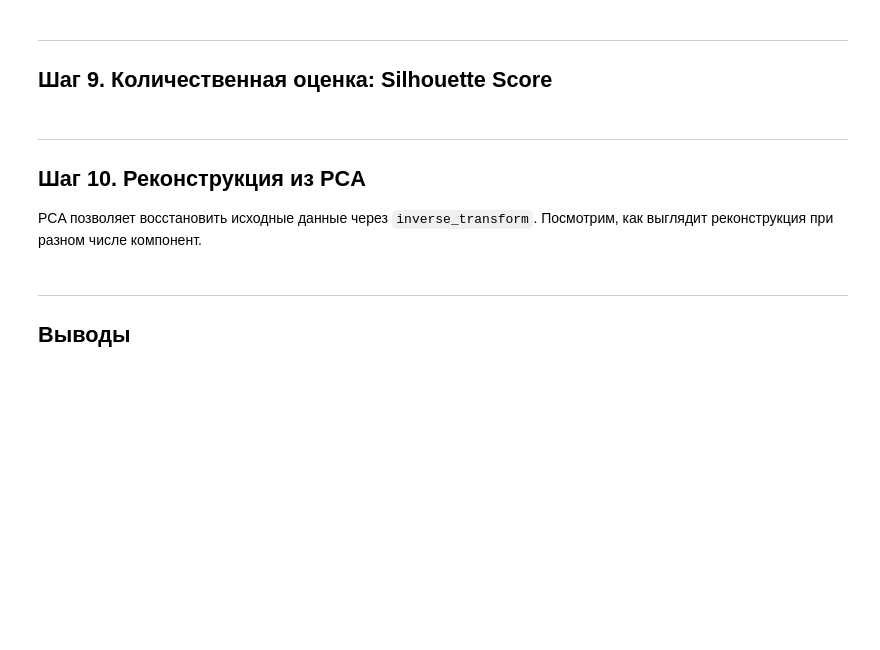
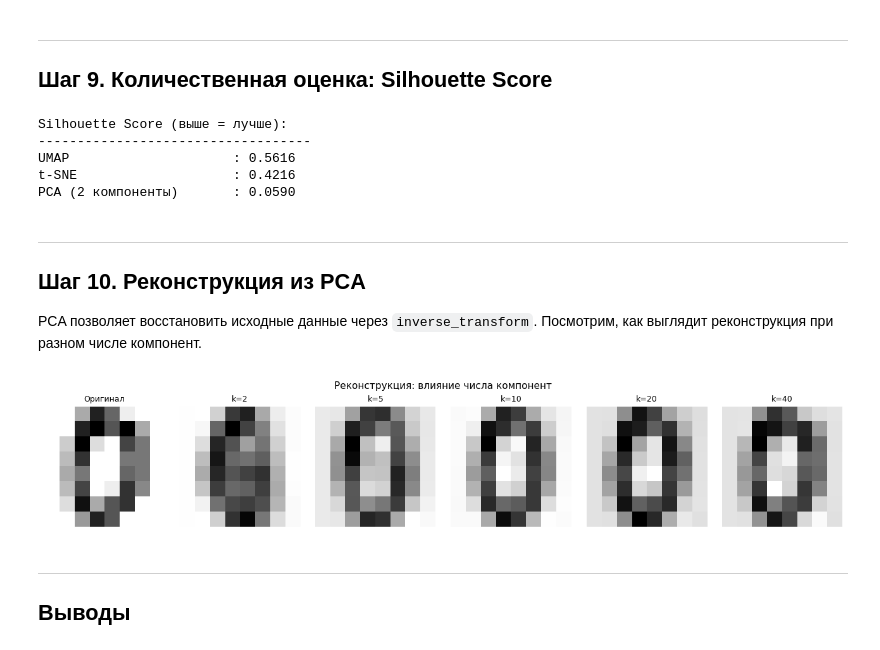
Before and after one commit to topj0bstule/ML_Course, a Jupyter notebook: hw18_/pca_practice_student.ipynb, the cells around one changed output. Saved outputs shown, nothing was run; the diff lists cells and outputs as text; code cells hidden in the pictures; blank space fills up the shorter version.

Commit message:
silhouette score, reconstructin from pca

```diff
--- a/hw18_/pca_practice_student.ipynb
+++ b/hw18_/pca_practice_student.ipynb
@@ -336,15 +336,21 @@ plt.show()
 from sklearn.metrics import silhouette_score
 
 scores = {}
-scores['PCA (2 компоненты)'] = silhouette_score(X_pca2, y)
-scores['t-SNE']               = # YOUR CODE HERE
+scores['PCA (2 компоненты)'] = silhouette_score(X_pca2_splited_test, y_test)
+scores['t-SNE'] = silhouette_score(X_tsne_test, y_test)
 if UMAP_AVAILABLE:
-    scores['UMAP']            = # YOUR CODE HERE
+    scores['UMAP'] = silhouette_score(X_umap_test, y_test)
 
 print("Silhouette Score (выше = лучше):")
 print("-" * 35)
 for name, score in sorted(scores.items(), key=lambda x: -x[1]):
     print(f"{name:25s}: {score:.4f}")
+# %% [output]
+Silhouette Score (выше = лучше):
+-----------------------------------
+UMAP                     : 0.5616
+t-SNE                    : 0.4216
+PCA (2 компоненты)       : 0.0590
 # %% [markdown]
 ---
 ## Шаг 10. Реконструкция из PCA
@@ -353,28 +359,34 @@ PCA позволяет восстановить исходные данные ч
 # %%
 sample_idx = 0
 x_original = X_scaled[sample_idx:sample_idx+1]
 
 fig, axes = plt.subplots(1, 6, figsize=(13, 2.5))
 
 # Оригинал
 axes[0].imshow(scaler.inverse_transform(x_original).reshape(8, 8), cmap='gray_r')
 axes[0].set_title('Оригинал', fontsize=9)
 axes[0].axis('off')
 
 for ax, k in zip(axes[1:], [2, 5, 10, 20, 40]):
     pca_k = PCA(n_components=k, random_state=42)
     pca_k.fit(X_scaled)
     # YOUR CODE HERE:
     # 1. Спроецируйте x_original: x_proj = pca_k.transform(x_original)
     # 2. Восстановите: x_rec = pca_k.inverse_transform(x_proj)
     # 3. Обратите стандартизацию: scaler.inverse_transform(x_rec)
     # 4. Отобразите как 8x8 изображение
+    x_proj = pca_k.transform(x_original)
+    x_rec = pca_k.inverse_transform(x_proj)
+    image = scaler.inverse_transform(x_rec).reshape(8, 8)
+    ax.imshow(image, cmap='gray_r')
     ax.set_title(f'k={k}', fontsize=9)
     ax.axis('off')
 
 plt.suptitle('Реконструкция: влияние числа компонент', fontsize=11)
 plt.tight_layout()
 plt.show()
+# %% [output]
+[figure, added]
 # %% [markdown]
 ---
 ## Выводы
```
